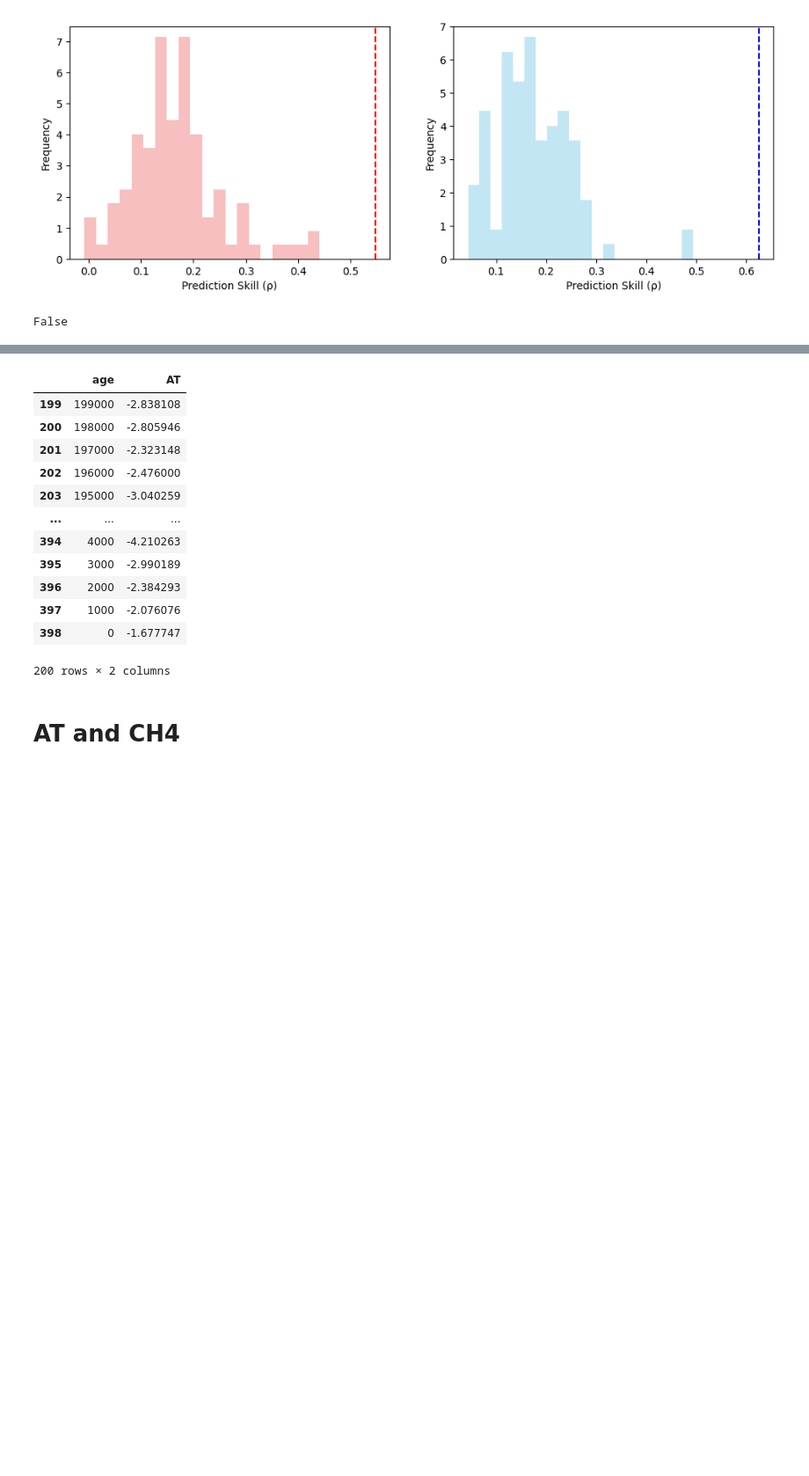
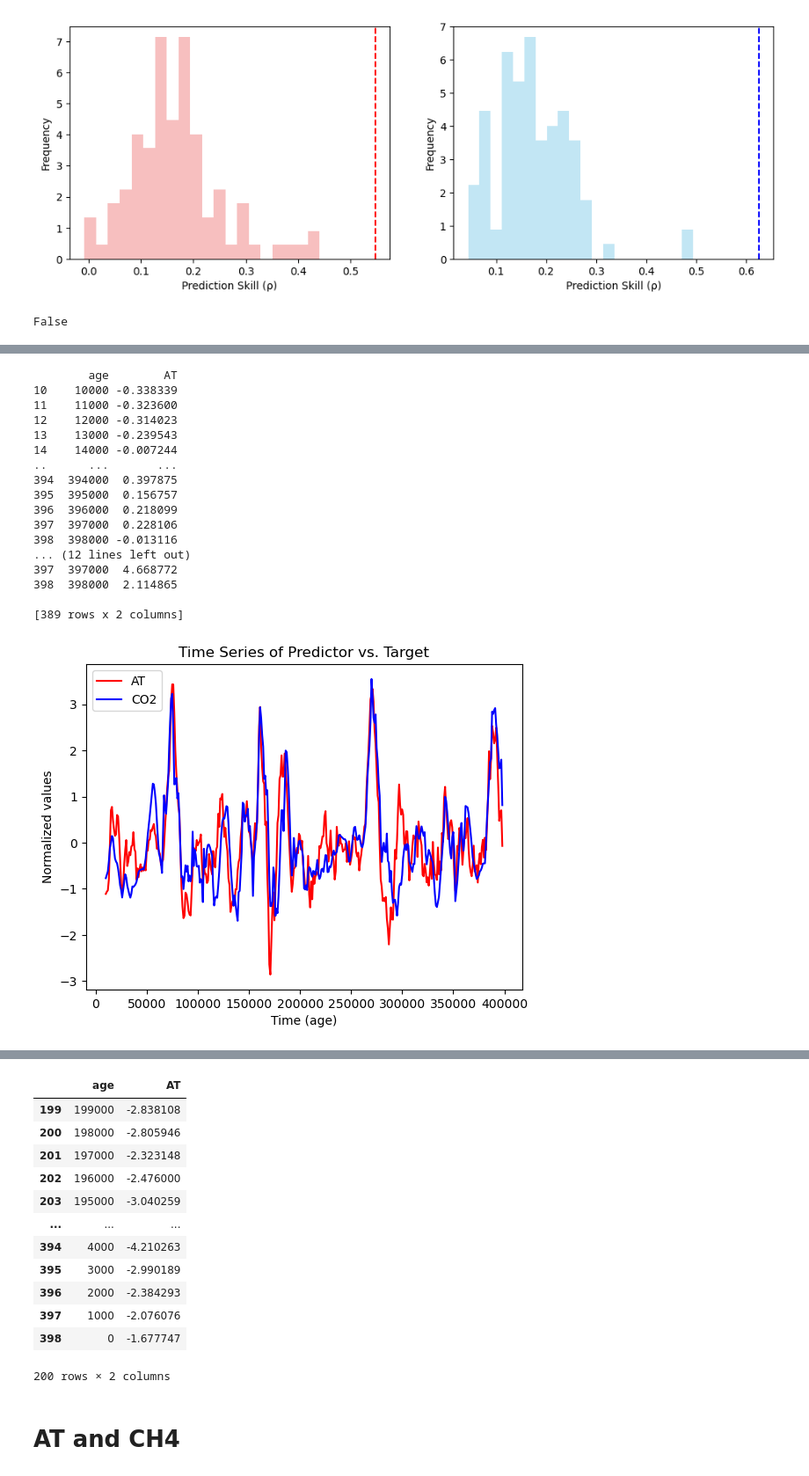
Before and after one commit to Peisong-Zheng/van2015_repeat, a Jupyter notebook: Vostok_data_CCM.ipynb, the cells around one changed output, grey strips where cells are left out. Shown at 88% size. Cells and saved outputs as stored; diff of their text form; code cells hidden in the pictures; blank space fills up the shorter version.

```diff
--- a/Vostok_data_CCM.ipynb
+++ b/Vostok_data_CCM.ipynb
@@ -102,0 +121,80 @@ False
+# %%
+# diff AT
+df_AT_diff= df_AT.copy()
+df_AT_diff['AT'] = df_AT['AT'].diff()
+# diff CO2
+df_CO2_diff= df_CO2.copy()
+df_CO2_diff['CO2'] = df_CO2['CO2'].diff()
+
+# drop the nan
+df_AT_diff = df_AT_diff.dropna()
+df_CO2_diff = df_CO2_diff.dropna()
+
+
+
+# smooth the data using moving average
+df_AT_diff['AT'] = df_AT_diff['AT'].rolling(window=10).mean()
+df_CO2_diff['CO2'] = df_CO2_diff['CO2'].rolling(window=10).mean()
+
+df_AT_diff = df_AT_diff.dropna()
+df_CO2_diff = df_CO2_diff.dropna()
+
+print(df_AT_diff)
+print(df_CO2_diff)
+
+
+from toolbox import ccm_functions as cf
+import importlib
+importlib.reload(cf)
+
+
+result = cf.ccm_DOXmapForcing(
+    df_sd      = df_AT_diff,
+    df_pre     = df_CO2_diff,
+    E          = 4,
+    tau        = -2,
+    libSizes   = "10 20 30 40 50 60 70 80 90 100 110 120 130 140 150 160 170 180 190 200",
+    sample     = 10,
+    Tp        = 0,
+    random  = True,
+    showPlot   = True
+)
+
+from toolbox import significant_test as st
+import importlib
+importlib.reload(st)
+
+ccm_out, ran_ccm_list,test_result = st.ccm_significance_test(
+    df_sd      = df_AT_diff,
+    df_pre     = df_CO2_diff,
+    E         = 4,
+    tau       = -2,
+    Tp =0,
+    n_ran     = 100,
+    libSizes  = "20 40 60 80 100 120 140 160 180 200 220 240 260 280 300 320 340 360",
+    sample    = 10,
+    random    = True,
+    showPlot  = True
+)
+
+
+print(test_result)
+# %% [output]
+        age        AT
+10    10000 -0.338339
+11    11000 -0.323600
+12    12000 -0.314023
+13    13000 -0.239543
+14    14000 -0.007244
+..      ...       ...
+394  394000  0.397875
+395  395000  0.156757
+396  396000  0.218099
+397  397000  0.228106
+398  398000 -0.013116
+... (12 lines left out)
+397  397000  4.668772
+398  398000  2.114865
+
+[389 rows x 2 columns]
+[figure, added]
```
Also changed, not shown: parts of 11 cells of this notebook, 1 other file.
